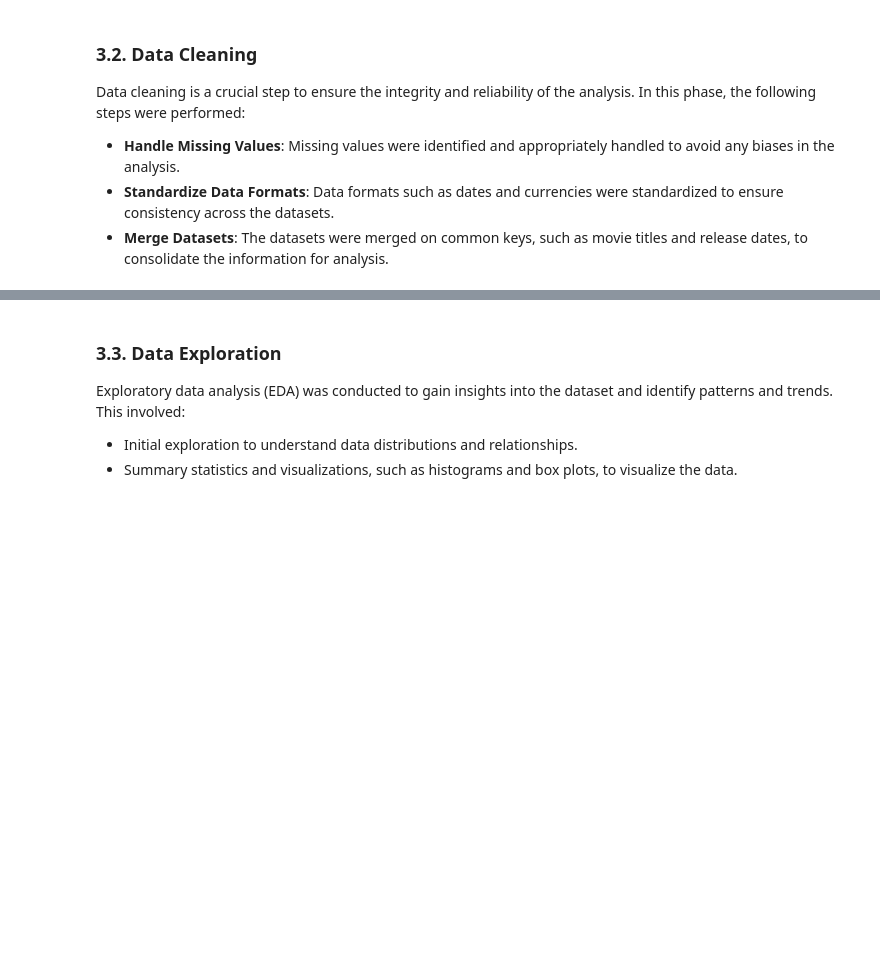
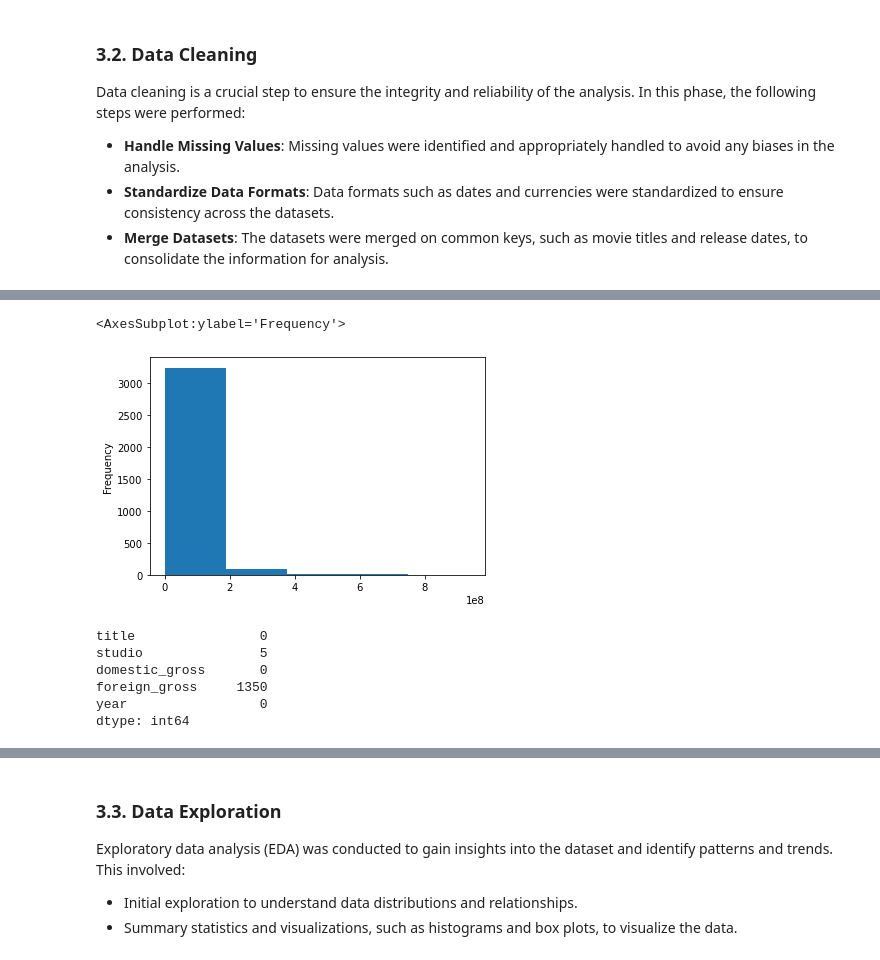
Before and after one commit to George-Chira/phase-one-project, a Jupyter notebook: Project.ipynb, the cells around one changed output, grey strips where cells are left out. Cells and saved outputs as stored; diff of their text form; code cells hidden in the pictures; blank space fills up the shorter version.

```diff
--- a/Project.ipynb
+++ b/Project.ipynb
@@ -54,0 +68,4 @@ import gzip
+# %%
+box_m_df = pd.read_csv('bom.movie_gross.csv')
+#movies_gross_df.head
+list(box_m_df.columns)
@@ -63,0 +135,17 @@ Data cleaning is a crucial step to ensure the integrity and reliability of the a
+# %%
+box_m_df['domestic_gross'].plot.hist(bins=5)
+# %% [output]
+<AxesSubplot:ylabel='Frequency'>
+[figure, added]
+# %%
+#get median
+median_box_m= box_m_df['domestic_gross'].median()
+#fill missing values with median
+box_m_df['domestic_gross'].fillna(median_box_m, inplace=True)
+# %% [output]
+title                0
+studio               5
+domestic_gross       0
+foreign_gross     1350
+year                 0
+dtype: int64
```
Also changed, not shown: parts of 16 cells of this notebook, 2 other files.
